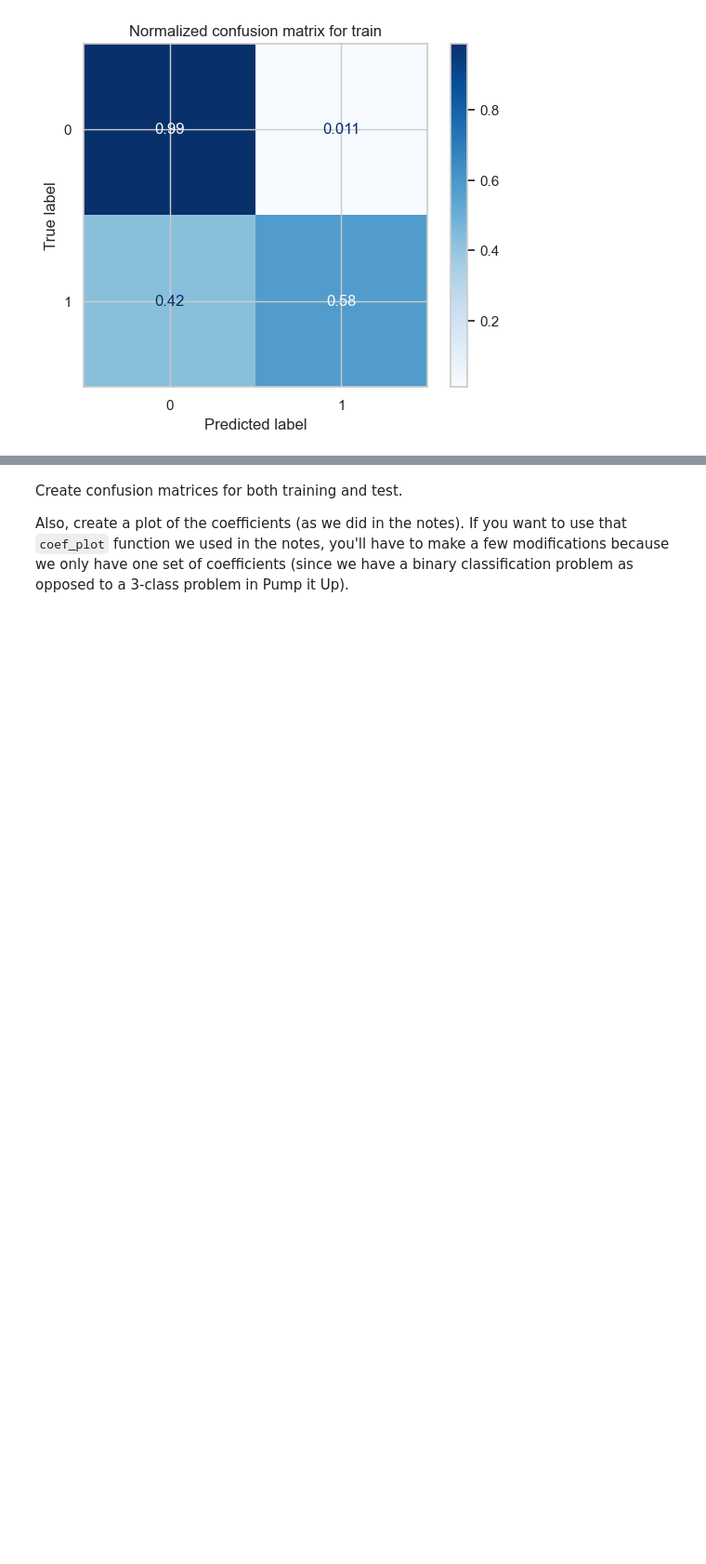
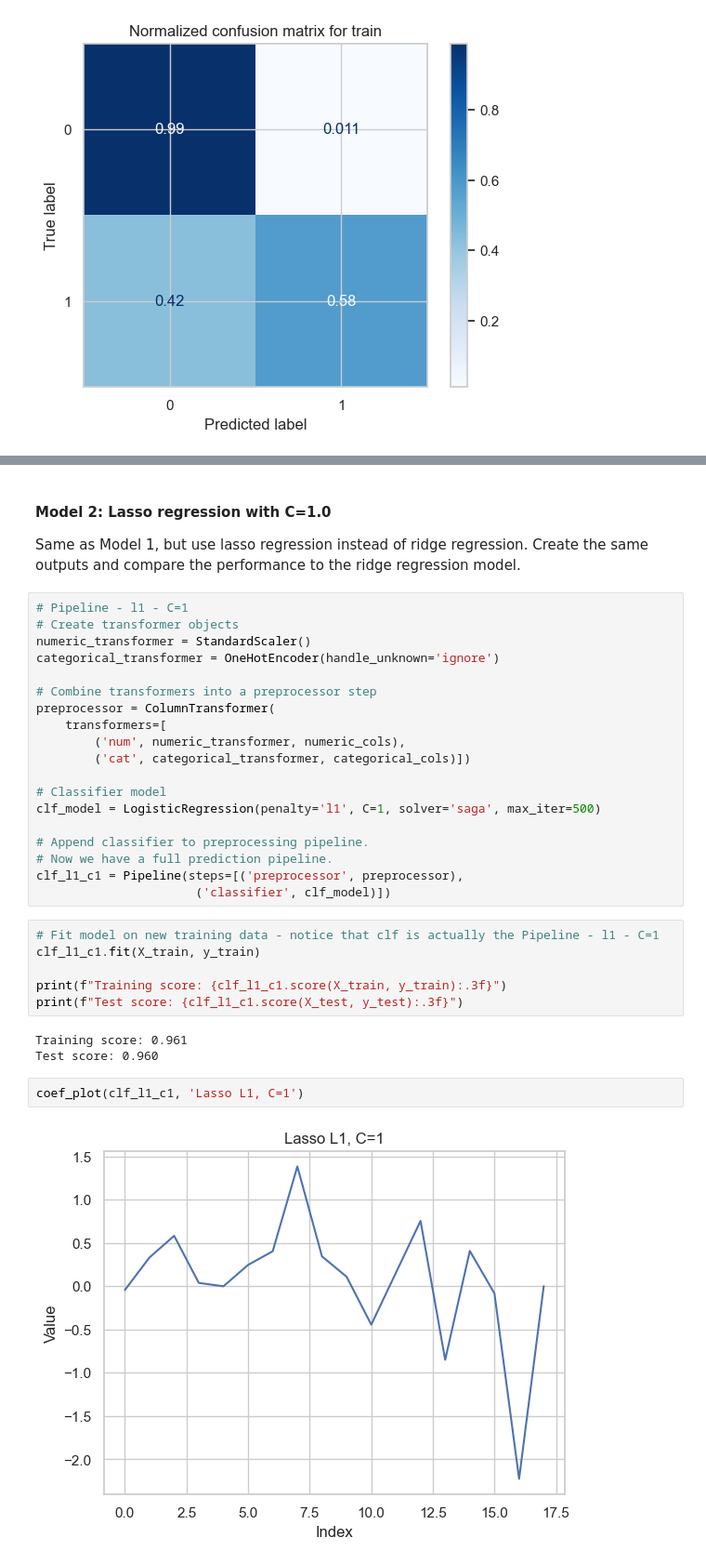
Before and after one commit to Rhedhead0621/hw1_hojdila, a Jupyter notebook: hw1_hojdila.ipynb, the cells around one changed output, grey strips where cells are left out. Shown at 93% size. Drawn from its saved outputs; the diff is of its cells as text; blank space fills up the shorter version.

```diff
--- a/hw1_hojdila.ipynb
+++ b/hw1_hojdila.ipynb
@@ -534,7 +536,38 @@ Normalized confusion matrix for test
 [figure]
 [figure]
-# %% [markdown]
-Create confusion matrices for both training and test.
-
-Also, create a plot of the coefficients (as we did in the notes). If you want to use that `coef_plot` function we used in the notes, you'll have
-to make a few modifications because we only have one set of coefficients (since we have a binary classification problem as opposed to a 3-class problem in Pump it Up).
+# %% [markdown]
+#### Model 2: Lasso regression with C=1.0
+
+Same as Model 1, but use lasso regression instead of ridge regression. Create the same outputs and compare the performance to the ridge regression model.
+# %%
+# Pipeline - l1 - C=1
+# Create transformer objects
+numeric_transformer = StandardScaler()
+categorical_transformer = OneHotEncoder(handle_unknown='ignore')
+
+# Combine transformers into a preprocessor step
+preprocessor = ColumnTransformer(
+    transformers=[
+        ('num', numeric_transformer, numeric_cols),
+        ('cat', categorical_transformer, categorical_cols)])
+
+# Classifier model
+clf_model = LogisticRegression(penalty='l1', C=1, solver='saga', max_iter=500)
+
+# Append classifier to preprocessing pipeline.
+# Now we have a full prediction pipeline.
+clf_l1_c1 = Pipeline(steps=[('preprocessor', preprocessor),
+                      ('classifier', clf_model)])
+# %%
+# Fit model on new training data - notice that clf is actually the Pipeline - l1 - C=1
+clf_l1_c1.fit(X_train, y_train)
+
+print(f"Training score: {clf_l1_c1.score(X_train, y_train):.3f}")
+print(f"Test score: {clf_l1_c1.score(X_test, y_test):.3f}")
+# %% [output]
+Training score: 0.961
+Test score: 0.960
+# %%
+coef_plot(clf_l1_c1, 'Lasso L1, C=1')
+# %% [output]
+[figure, added]
```
Also changed, not shown: parts of 27 cells of this notebook.
